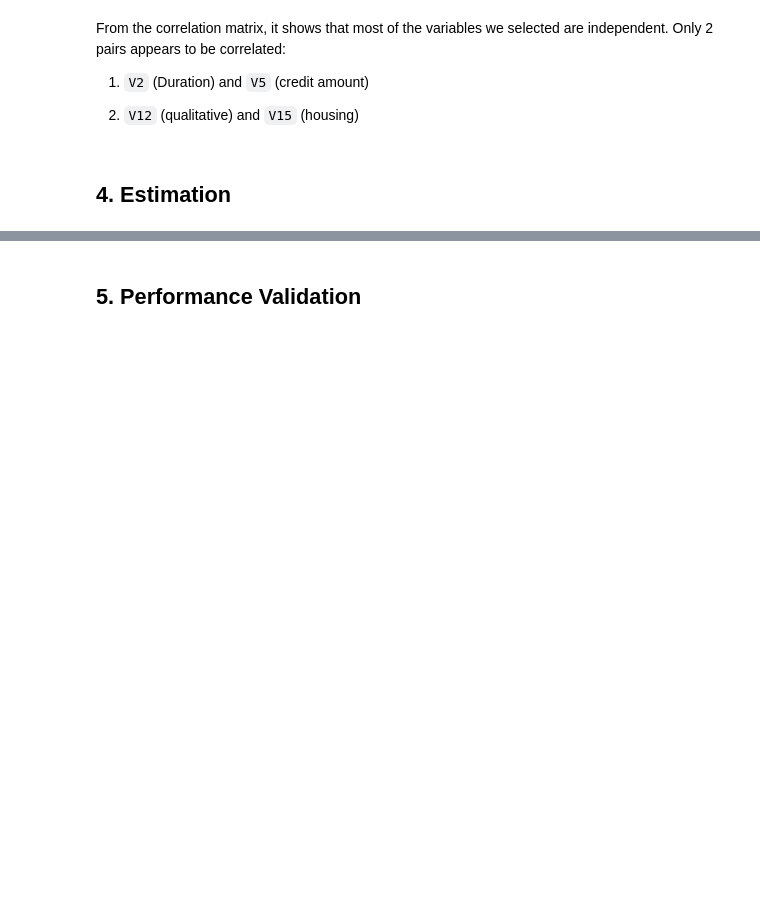
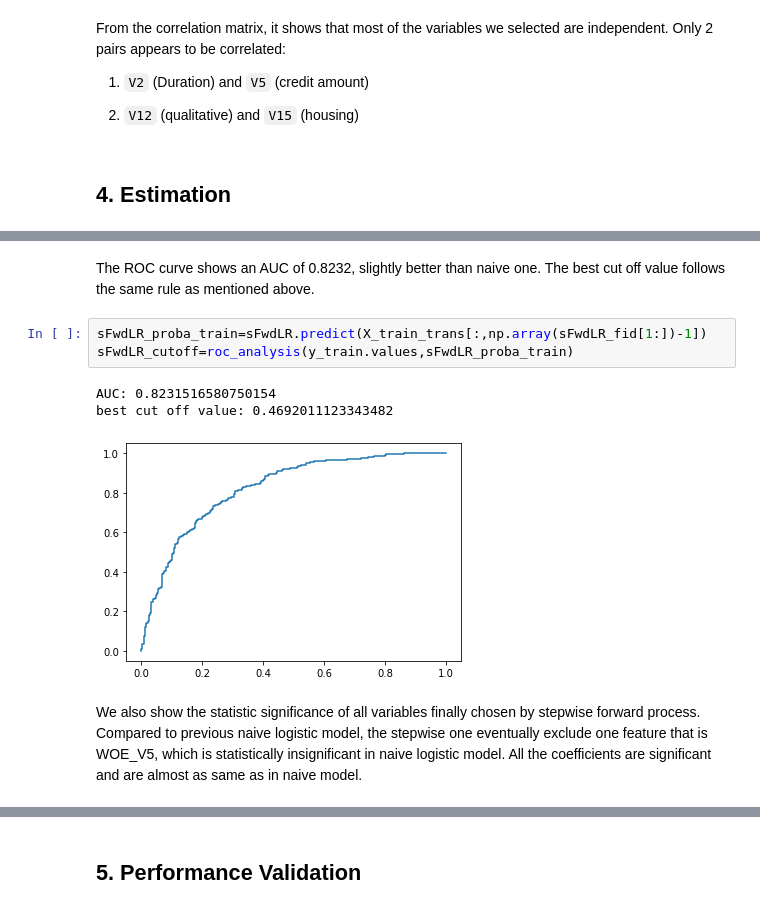
Before and after one commit to Clarence1027/quantitative-credit-scoring-model, a Jupyter notebook: report.ipynb, the cells around one changed output, grey strips where cells are left out. Saved outputs shown, nothing was run; the diff lists cells and outputs as text; blank space fills up the shorter version.

```diff
--- a/report.ipynb
+++ b/report.ipynb
@@ -250,0 +376,11 @@ From the correlation matrix, it shows that most of the variables we selected are
+# %% [markdown]
+The ROC curve shows an AUC of 0.8232, slightly better than naive one. The best cut off value follows the same rule as mentioned above.
+# %%
+sFwdLR_proba_train=sFwdLR.predict(X_train_trans[:,np.array(sFwdLR_fid[1:])-1])
+sFwdLR_cutoff=roc_analysis(y_train.values,sFwdLR_proba_train)
+# %% [output]
+AUC: 0.8231516580750154
+best cut off value: 0.4692011123343482
+[figure, added]
+# %% [markdown]
+We also show the statistic significance of all variables finally chosen by stepwise forward process. Compared to previous naive logistic model, the stepwise one eventually exclude one feature that is WOE_V5, which is statistically insignificant in naive logistic model. All the coefficients are significant and are almost as same as in naive model.
```
Also changed, not shown: parts of 53 cells of this notebook.
